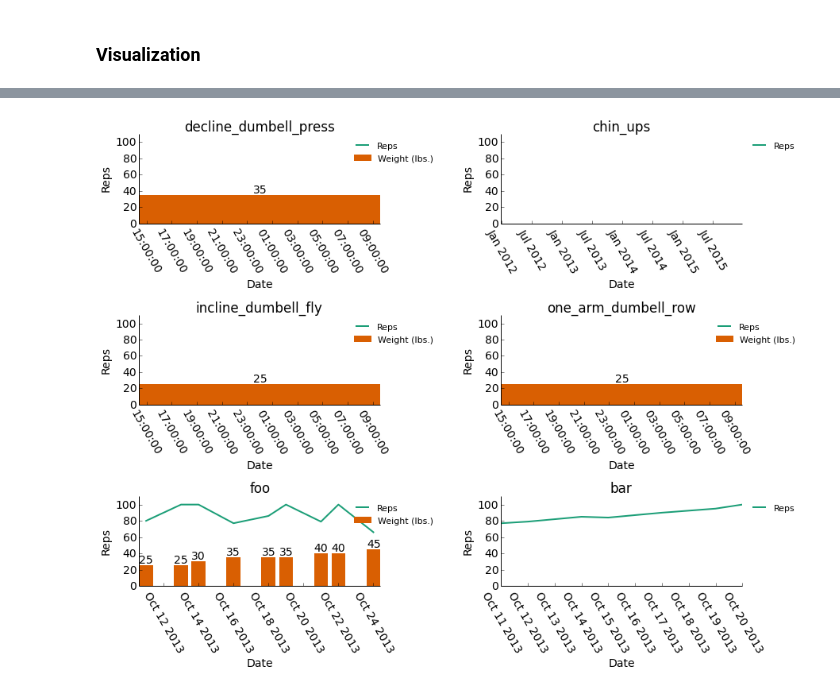
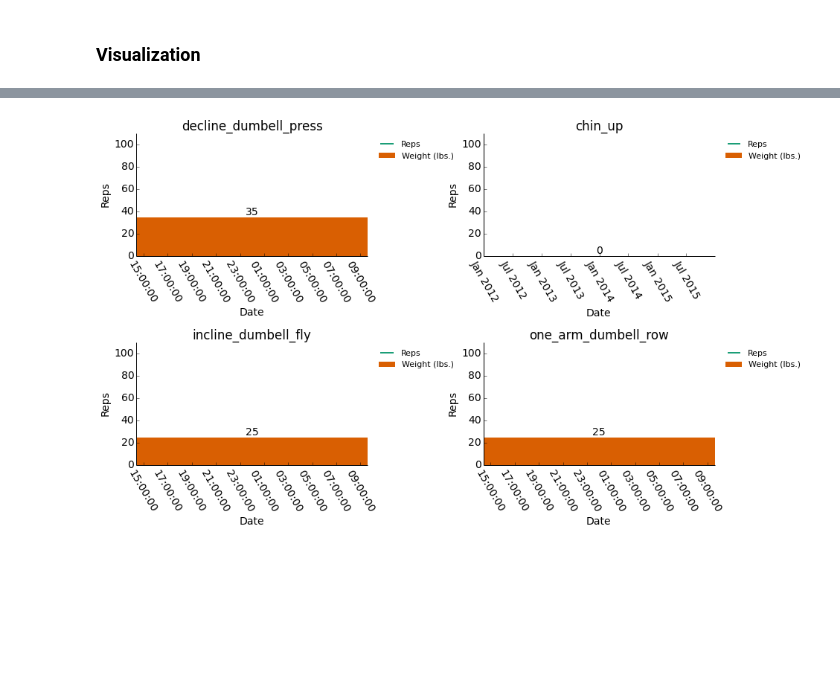
Before and after one commit to rlucioni/viz, a Jupyter notebook: workout/workout.ipynb, the cells around one changed output, grey strips where cells are left out. Drawn from its saved outputs; the diff is of its cells as text; code cells hidden in the pictures; blank space fills up the shorter version.

```diff
--- a/workout/workout.ipynb
+++ b/workout/workout.ipynb
@@ -148,7 +148,7 @@ def visualize(exercise_name, font_size=16):
 
         autolabel(rects)
 
-    plt.legend(frameon=False, bbox_to_anchor=(1.25, 1.0), prop={'size':font_size})
+    plt.legend(frameon=False, bbox_to_anchor=(1.4, 1.0), prop={'size':font_size})
     remove_border()
     plt.tight_layout()
 # %%
@@ -197,5 +187,5 @@ visualize('one_arm_dumbell_row')
 # %%
-exercise_lst = ['decline_dumbell_press', 'chin_ups', 'incline_dumbell_fly', 'one_arm_dumbell_row', 'foo', 'bar']
-small_multiples(exercise_lst, 3, 2, (12, 10))
+day_1 = ['decline_dumbell_press', 'chin_up', 'incline_dumbell_fly', 'one_arm_dumbell_row']
+small_multiples(day_1, 2, 2, (12, 8))
 # %% [output]
-[figure, old version]
+[figure, new version]
```
Also changed, not shown: parts of 8 cells of this notebook, 5 other files.
